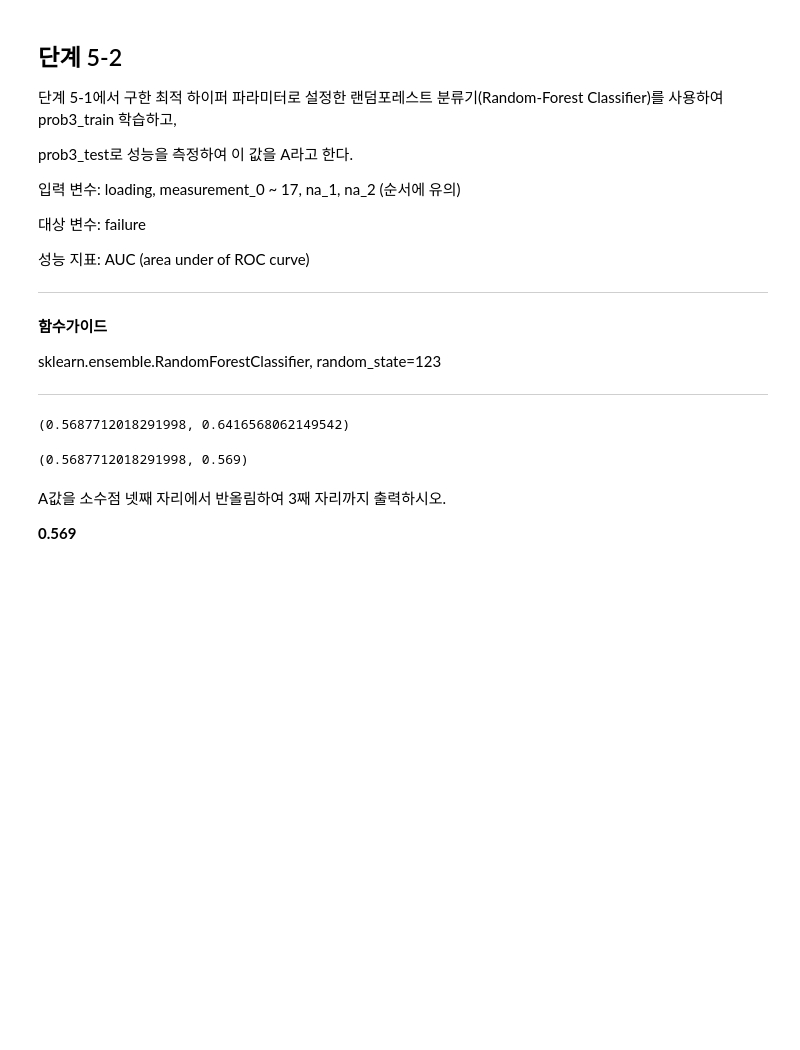
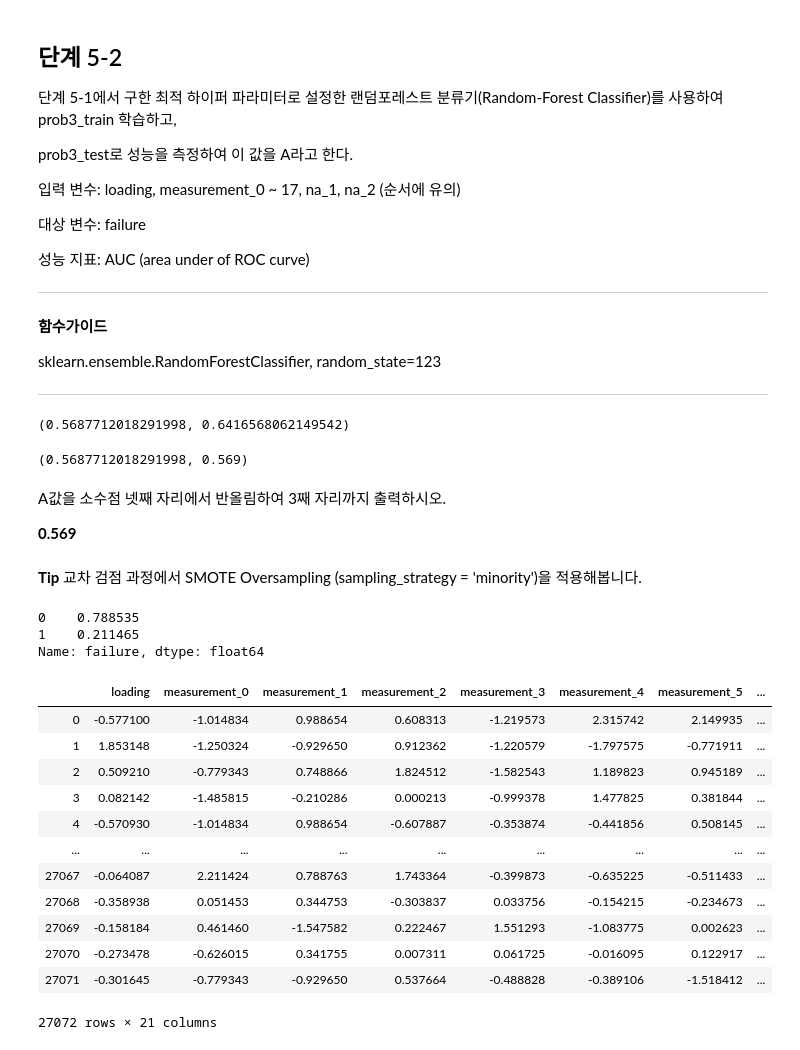
Before and after one commit to dowonjj/DS_lv3_2504_2, a Jupyter notebook: sec_ds_lv3_prob1_prob.ipynb, the cells around one changed output. Cells and saved outputs as stored; diff of their text form; code cells hidden in the pictures; blank space fills up the shorter version.

```diff
--- a/sec_ds_lv3_prob1_prob.ipynb
+++ b/sec_ds_lv3_prob1_prob.ipynb
@@ -354,0 +375,3 @@ pd.concat([
+# %%
+df_myimp = pd.read_csv('train_prob.csv', index_col = 'id')
+df_myimp.head()
@@ -354,0 +387,5 @@ pd.concat([
+# %%
+# measurement_3 ~ 9, measurement_17 값에서 결측이 없는 데이터프레임 df_lr을 만듭니다.
+X_imp = ['measurement_{}'.format(i) for i in range(3, 10)] + ['measurement_17']
+df_lr = df_myimp[X_imp + ['product_code']].dropna() # Itempotent X
+df_lr.head()
@@ -355,3 +400,26 @@ pd.concat([
+# %%
+# measurement_3 ~ 9, measurement_17의 결측치를 다음 과정을 통해 처리합니다.
+
+# (1) measurement_3 ~ 9, 17의 결측 여부를 df_na로 기록해둡니다.
+df_na = df_myimp[X_imp].isna() # Itempotent X
+# (2) measurement_3 ~ 9, 17의 결측치는 product_code 별 평균으로 대치합니다.
+df_myimp[X_imp] = df_myimp.groupby('product_code')[X_imp].transform(
+    lambda x: x.fillna(x.mean())
+)
+# %%
+# (3) df_lr을 이용하여 product_code 별로 measurement_3~9, 17을 각각을 대상변수로 하고,
+# 나머지 변수는 입력 변수인 선형회귀 모델을 만들어,
+# 결측이었던 변수(df_na가 True)인 변수들을 예측값으로 결측치를 대치합니다.
+from sklearn.linear_model import LinearRegression
+for i in X_imp:
+    X_lr = [j for j in X_imp if i != j]
+    s_lr = df_lr.groupby('product_code')[X_imp].apply(
+        lambda x: LinearRegression().fit(x[X_lr], x[i])
+    )
+    df_tmp = df_myimp.loc[df_na[i]]
+    df_myimp.loc[df_na[i], i] = df_tmp.groupby('product_code')[X_lr].apply(
+        lambda x: pd.DataFrame(s_lr[x.name].predict(x), index = x.index, columns = [i])
+    )
 # %% [markdown]
 # 문제1
 
@@ -1739,11 +1866,35 @@ A = roc_auc_score(
 )
 # %% [output]
 (0.5687712018291998, 0.6416568062149542)
-# %%
-A, round(A, 3)
-# %% [output]
-(0.5687712018291998, 0.569)
+# %%
+A, round(A, 3)
+# %% [output]
+(0.5687712018291998, 0.569)
 # %% [markdown]
 A값을 소수점 넷째 자리에서 반올림하여 3째 자리까지 출력하시오.
 
 **0.569**
+# %% [markdown]
+**Tip** 교차 검점 과정에서 SMOTE Oversampling (sampling_strategy = 'minority')을 적용해봅니다.
+# %%
+df_prob3_train['failure'].value_counts(normalize = True)
+# %% [output]
+0    0.788535
+1    0.211465
+Name: failure, dtype: float64
+# %%
+df_ pd.DataFrame(X_smote, columns = X_gs)
+# %% [output]
+|  | loading | measurement_0 | measurement_1 | measurement_2 | measurement_3 | measurement_4 | measurement_5 | ... |
+| 0 | -0.577100 | -1.014834 | 0.988654 | 0.608313 | -1.219573 | 2.315742 | 2.149935 | ... |
+| 1 | 1.853148 | -1.250324 | -0.929650 | 0.912362 | -1.220579 | -1.797575 | -0.771911 | ... |
+| 2 | 0.509210 | -0.779343 | 0.748866 | 1.824512 | -1.582543 | 1.189823 | 0.945189 | ... |
+| 3 | 0.082142 | -1.485815 | -0.210286 | 0.000213 | -0.999378 | 1.477825 | 0.381844 | ... |
+| 4 | -0.570930 | -1.014834 | 0.988654 | -0.607887 | -0.353874 | -0.441856 | 0.508145 | ... |
+| ... | ... | ... | ... | ... | ... | ... | ... | ... |
+| 27067 | -0.064087 | 2.211424 | 0.788763 | 1.743364 | -0.399873 | -0.635225 | -0.511433 | ... |
+| 27068 | -0.358938 | 0.051453 | 0.344753 | -0.303837 | 0.033756 | -0.154215 | -0.234673 | ... |
+| 27069 | -0.158184 | 0.461460 | -1.547582 | 0.222467 | 1.551293 | -1.083775 | 0.002623 | ... |
+| 27070 | -0.273478 | -0.626015 | 0.341755 | 0.007311 | 0.061725 | -0.016095 | 0.122917 | ... |
+| 27071 | -0.301645 | -0.779343 | -0.929650 | 0.537664 | -0.488828 | -0.389106 | -1.518412 | ... |
+27072 rows × 21 columns
```
Also changed, not shown: parts of 115 cells of this notebook.
